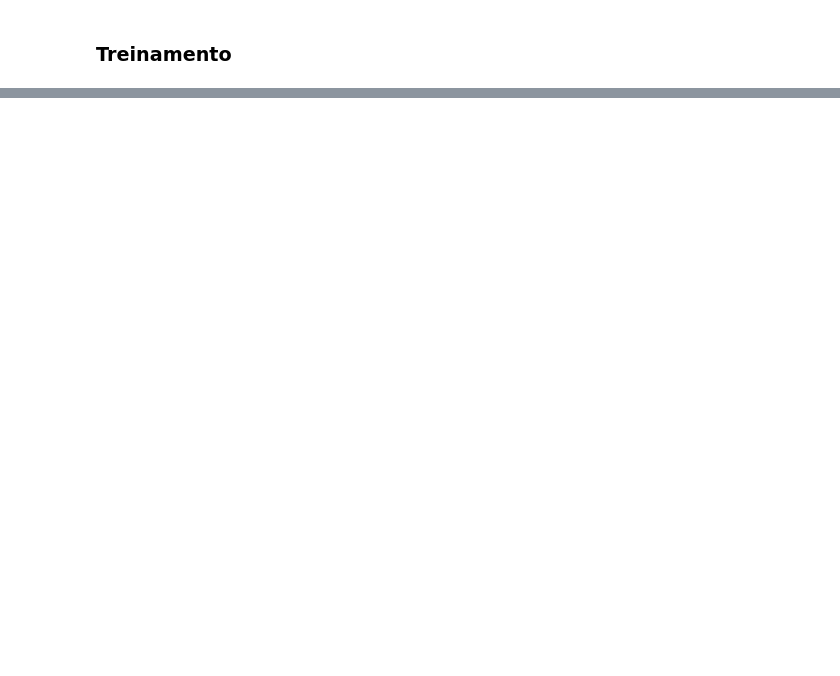
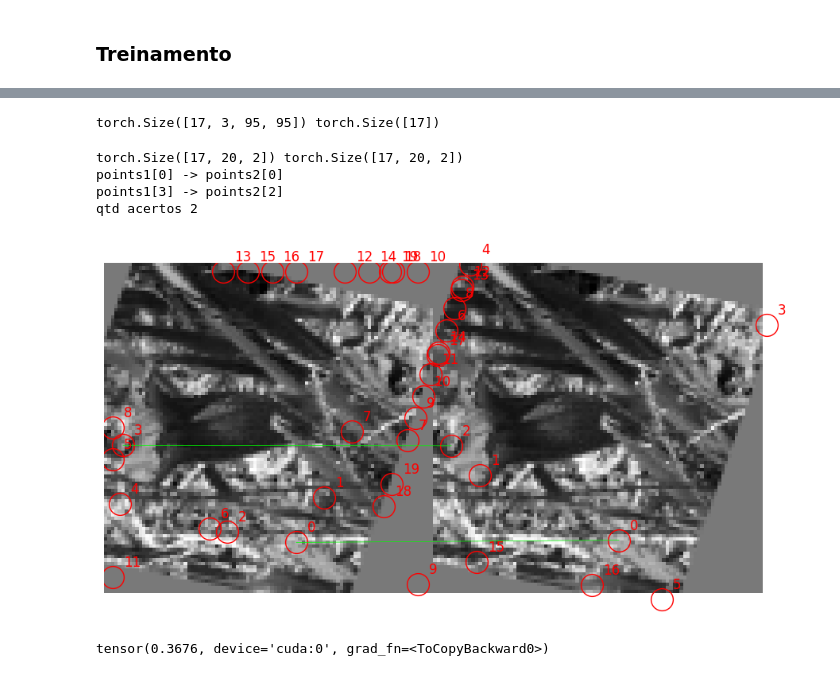
Before and after one commit to binarycode11/singular-points, a Jupyter notebook: singular_points.ipynb, the cells around one changed output, grey strips where cells are left out. Drawn from its saved outputs; the diff is of its cells as text; code cells hidden in the pictures; blank space fills up the shorter version.

```diff
--- a/singular_points.ipynb
+++ b/singular_points.ipynb
@@ -534,11 +565,11 @@ criterion_d = triplet_loss(is_ssim=args.is_loss_ssim, margim=args.margin_loss)
 # %%
 gc.collect()
 torch.cuda.empty_cache()
-args.epochs=2
+args.epochs=35
 i_epoch = 0
 loss = 0
-optimizer = optim.Adam(model.parameters(), lr=0.1, weight_decay=0.0001)
-scheduler = ExponentialLR(optimizer, gamma=0.75)
+optimizer = optim.Adam(model.parameters(), lr=0.01, weight_decay=0.0001)
+scheduler = ExponentialLR(optimizer, gamma=0.50)
 
 best_loss = float('inf')
 best_model = None
@@ -609,14 +656,23 @@ with torch.no_grad():
   features_key,features_summary,features_ori,batch_points=predict_all_points(img,mask)
   batch_t,mask_t,features_summary_t,features_ori_t,batch_points_t = transformations(img,mask,features_summary,features_ori,batch_points.to(device))# transformar orientacoes e pontos
   features_key_t2,features_summary_t2,features_ori_t2,batch_points_t2 =predict_all_points(batch_t,mask_t)# prever os pontos da imagem transformada
+# %% [output]
+torch.Size([17, 3, 95, 95]) torch.Size([17])
 # %%
-INDEX =3
+INDEX =7
 lista_correspondencias = find_matching_in_batch(batch_points_t2.cpu(),batch_points_t.cpu(),threshold=4)
 print(batch_points_t2.shape,batch_points_t.shape)
 for (idx1,idx2) in lista_correspondencias[INDEX]:
     print(f"points1[{idx1}] -> points2[{idx2}]")
 print(f"qtd acertos {len(lista_correspondencias[INDEX])}")
 plot_matches_keypoints(batch_t[INDEX,0], batch_points_t2[INDEX].cpu(), batch_t[INDEX,0], batch_points_t[INDEX].cpu(),lista_correspondencias[INDEX])
 
 loss_col = loss_point(lista_correspondencias,n_pontos=POINTS_LIMIT)
 loss_col
+# %% [output]
+torch.Size([17, 20, 2]) torch.Size([17, 20, 2])
+points1[0] -> points2[0]
+points1[3] -> points2[2]
+qtd acertos 2
+[figure, added]
+tensor(0.3676, device='cuda:0', grad_fn=<ToCopyBackward0>)
```
Also changed, not shown: parts of 8 cells of this notebook.
